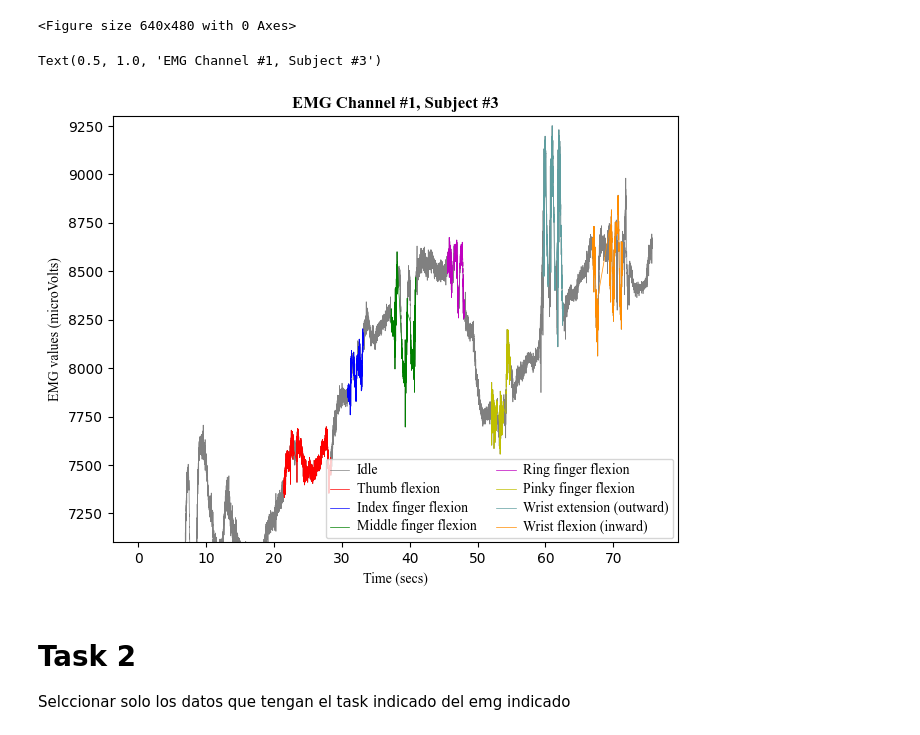
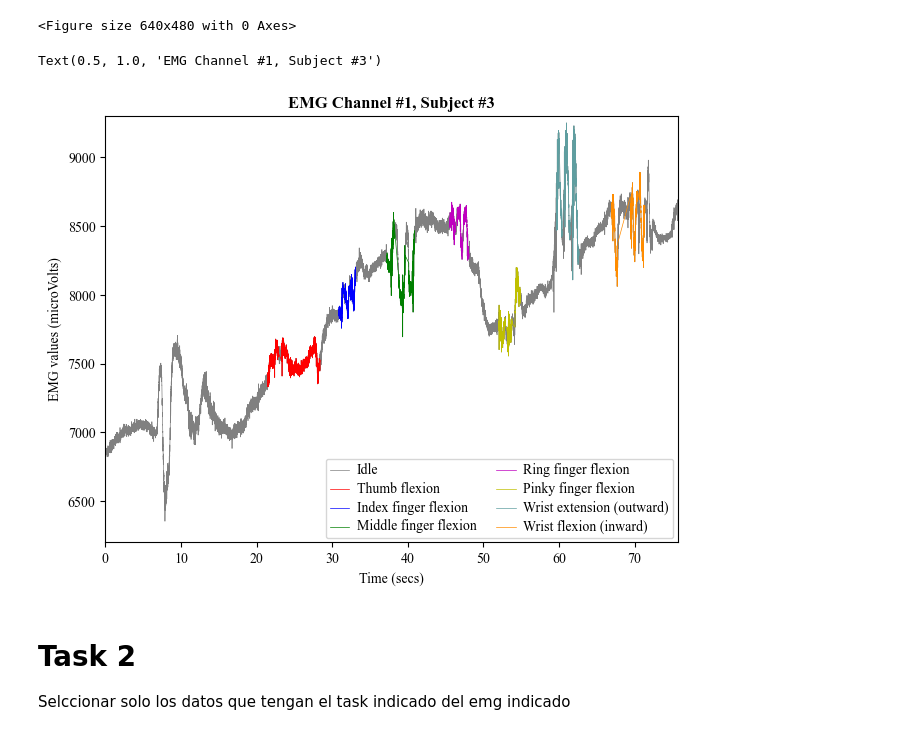
Before and after one commit to sofiahernandezp/code, a Jupyter notebook: mindrove_test/plot_emg.ipynb, the cells around one changed output. Cells and saved outputs as stored; diff of their text form; code cells hidden in the pictures.

```diff
--- a/mindrove_test/plot_emg.ipynb
+++ b/mindrove_test/plot_emg.ipynb
@@ -88,36 +88,36 @@ for p in range(len(taskcolumn)):
     elif taskcolumn[p] == 4:
        store4.append(p)
     elif taskcolumn[p] == 5:
        store5.append(p)
     elif taskcolumn[p] == 6:
        store6.append(p)
     elif taskcolumn[p] == 7:
        store7.append(p)
     elif taskcolumn[p] == 0:
        store0.append(p)
 
 #plt.plot(time[store0],emgval[store0],'gray')
 plt.plot(time, emgval,'gray',linewidth=0.5)
 plt.plot(time[store1],emgval[store1],'r',linewidth=0.5)
 plt.plot(time[store2],emgval[store2],'b',linewidth=0.5)
 plt.plot(time[store3],emgval[store3],'g',linewidth=0.5)
 plt.plot(time[store4],emgval[store4],'m',linewidth=0.5)
 plt.plot(time[store5],emgval[store5],'y',linewidth=0.5)
 plt.plot(time[store6],emgval[store6],'cadetblue',linewidth=0.5)
 plt.plot(time[store7],emgval[store7],'darkorange',linewidth=0.5)
 
 
 L = plt.legend(["Idle","Thumb flexion","Index finger flexion","Middle finger flexion","Ring finger flexion","Pinky finger flexion","Wrist extension (outward)","Wrist flexion (inward)"],loc ='lower right',prop={'size':7}, ncol = 2)
 plt.setp(L.texts, family='Times New Roman',fontsize = 10)
 plt.tight_layout()
-#plt.xlim([20, time[end]])
-plt.ylim(7100, 9300)
+plt.xlim([0, time[end]])
+plt.ylim(6200, 9300)
 plt.xlabel('Time (secs)',fontname="Times New Roman",fontweight=15)
 plt.ylabel('EMG values (microVolts)',fontname="Times New Roman")
 plt.title('EMG Channel #1, Subject #3',fontname="Times New Roman", fontweight="bold")
 # %% [output]
 Text(0.5, 1.0, 'EMG Channel #1, Subject #3')
-[figure, old version]
+[figure, new version]
 # %% [markdown]
 # Task 2
 Selccionar solo los datos que tengan el task indicado del emg indicado
```
Also changed, not shown: parts of 10 cells of this notebook.
